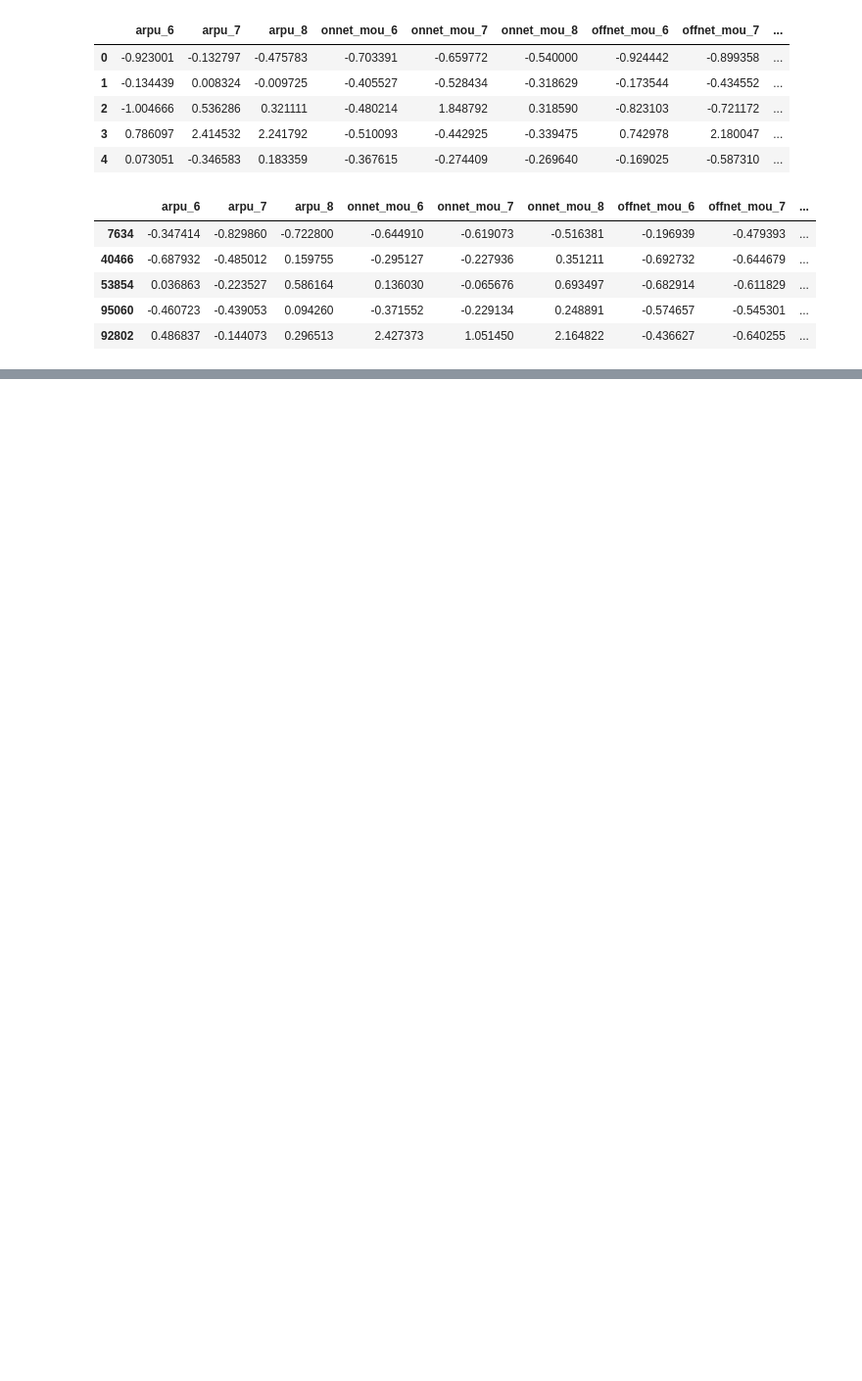
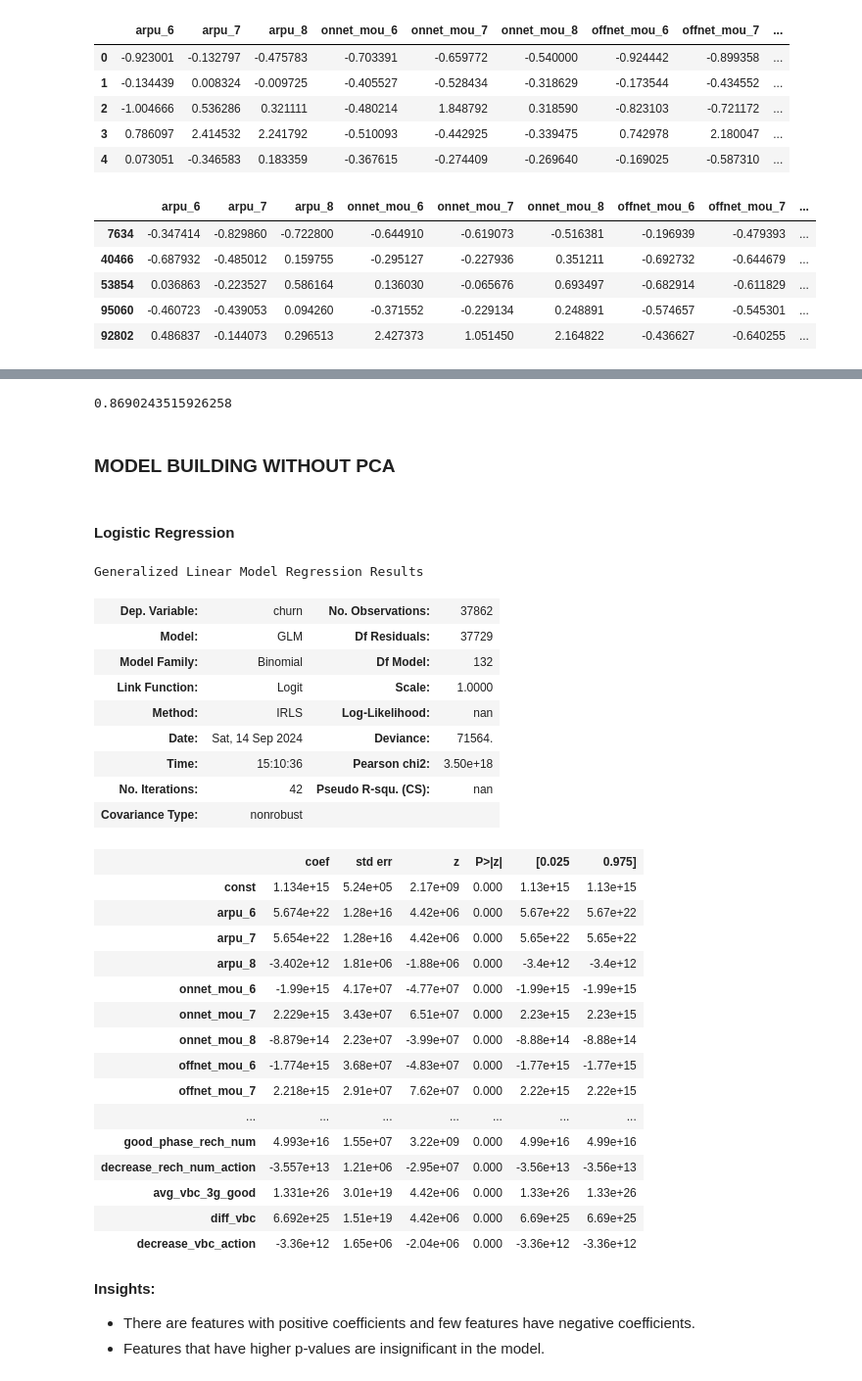
Before and after one commit to AkankshaDwivedi/telecom-churn-assignment, a Jupyter notebook: Telecom_Churn_Case_study.ipynb, the cells around one changed output, grey strips where cells are left out. Shown at 98% size. Saved outputs shown, nothing was run; the diff lists cells and outputs as text; code cells hidden in the pictures; blank space fills up the shorter version.

```diff
--- a/Telecom_Churn_Case_study.ipynb
+++ b/Telecom_Churn_Case_study.ipynb
@@ -1102,0 +920,6 @@ X_test.head()
+# %%
+#instantiate object
+pca_final = IncrementalPCA(n_components = 60)
+# %%
+#Fitting the train data
+X_train_pca = pca_final.fit_transform(X_train)
@@ -1102,0 +940,11 @@ X_test.head()
+# %%
+#Creating K -folds with 5 split
+folds = KFold(n_splits = 5 , shuffle = True , random_state = 4)
+# Specify params
+params = {"C": [0.01, 0.1, 1, 10, 100, 1000]}
+
+model_cv = GridSearchCV( estimator = LogisticRegression() , param_grid = params , scoring = 'recall' , cv = folds , verbose = 1  , return_train_score = True)
+
+#fit the model
+
+model_cv.fit(X_train_pca , y_train)
@@ -1102,0 +1028,47 @@ X_test.head()
+# %%
+# Accuracy
+metrics.accuracy_score(y_train, y_train_pred)
+# %% [output]
+0.8690243515926258
+# %% [markdown]
+### MODEL BUILDING WITHOUT PCA
+# %% [markdown]
+#### Logistic Regression
+# %%
+import statsmodels.api as sm
+
+x = sm.add_constant(X_train)
+log_reg = sm.GLM(y_train, x, family=sm.families.Binomial())
+log_reg = log_reg.fit().summary()
+log_reg
+# %% [output]
+Generalized Linear Model Regression Results
+| Dep. Variable: | churn | No. Observations: | 37862 |
+| Model: | GLM | Df Residuals: | 37729 |
+| Model Family: | Binomial | Df Model: | 132 |
+| Link Function: | Logit | Scale: | 1.0000 |
+| Method: | IRLS | Log-Likelihood: | nan |
+| Date: | Sat, 14 Sep 2024 | Deviance: | 71564. |
+| Time: | 15:10:36 | Pearson chi2: | 3.50e+18 |
+| No. Iterations: | 42 | Pseudo R-squ. (CS): | nan |
+| Covariance Type: | nonrobust |  |  |
+|  | coef | std err | z | P>|z| | [0.025 | 0.975] |
+| const | 1.134e+15 | 5.24e+05 | 2.17e+09 | 0.000 | 1.13e+15 | 1.13e+15 |
+| arpu_6 | 5.674e+22 | 1.28e+16 | 4.42e+06 | 0.000 | 5.67e+22 | 5.67e+22 |
+| arpu_7 | 5.654e+22 | 1.28e+16 | 4.42e+06 | 0.000 | 5.65e+22 | 5.65e+22 |
+| arpu_8 | -3.402e+12 | 1.81e+06 | -1.88e+06 | 0.000 | -3.4e+12 | -3.4e+12 |
+| onnet_mou_6 | -1.99e+15 | 4.17e+07 | -4.77e+07 | 0.000 | -1.99e+15 | -1.99e+15 |
+| onnet_mou_7 | 2.229e+15 | 3.43e+07 | 6.51e+07 | 0.000 | 2.23e+15 | 2.23e+15 |
+| onnet_mou_8 | -8.879e+14 | 2.23e+07 | -3.99e+07 | 0.000 | -8.88e+14 | -8.88e+14 |
+| offnet_mou_6 | -1.774e+15 | 3.68e+07 | -4.83e+07 | 0.000 | -1.77e+15 | -1.77e+15 |
+| offnet_mou_7 | 2.218e+15 | 2.91e+07 | 7.62e+07 | 0.000 | 2.22e+15 | 2.22e+15 |
+| ... | ... | ... | ... | ... | ... | ... |
+| good_phase_rech_num | 4.993e+16 | 1.55e+07 | 3.22e+09 | 0.000 | 4.99e+16 | 4.99e+16 |
+| decrease_rech_num_action | -3.557e+13 | 1.21e+06 | -2.95e+07 | 0.000 | -3.56e+13 | -3.56e+13 |
+| avg_vbc_3g_good | 1.331e+26 | 3.01e+19 | 4.42e+06 | 0.000 | 1.33e+26 | 1.33e+26 |
+| diff_vbc | 6.692e+25 | 1.51e+19 | 4.42e+06 | 0.000 | 6.69e+25 | 6.69e+25 |
+| decrease_vbc_action | -3.36e+12 | 1.65e+06 | -2.04e+06 | 0.000 | -3.36e+12 | -3.36e+12 |
+# %% [markdown]
+**Insights:**
+* There are features with positive coefficients and few features have negative coefficients.
+* Features that have higher p-values are insignificant in the model.
```
Also changed, not shown: parts of 155 cells of this notebook.
